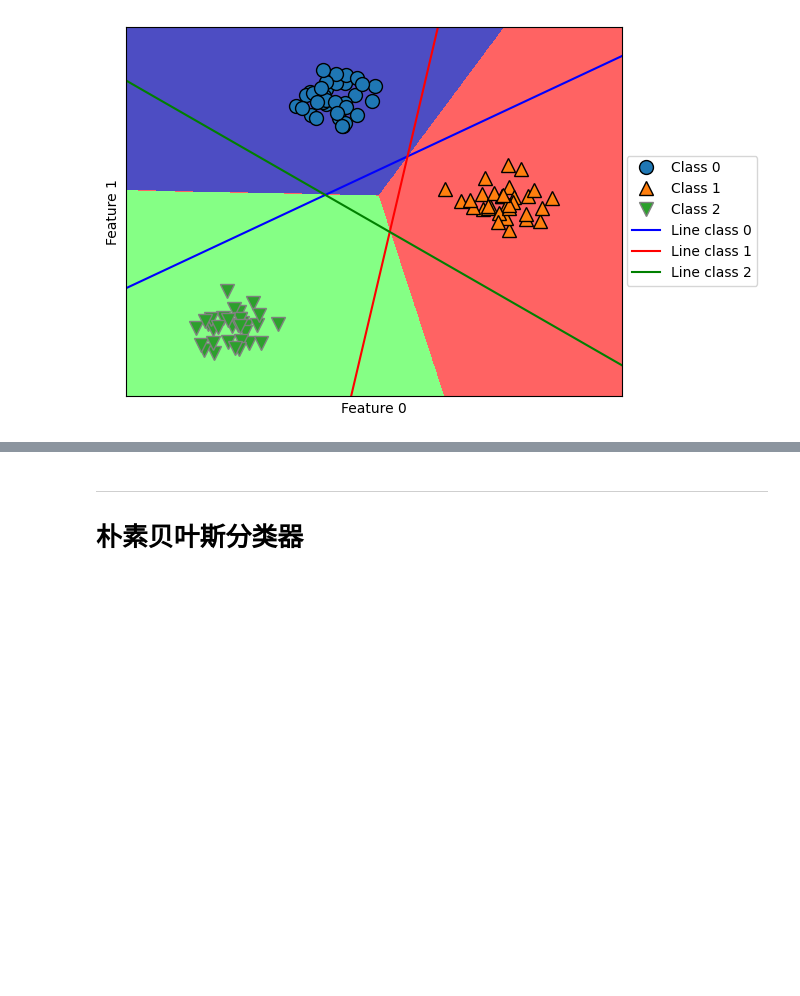
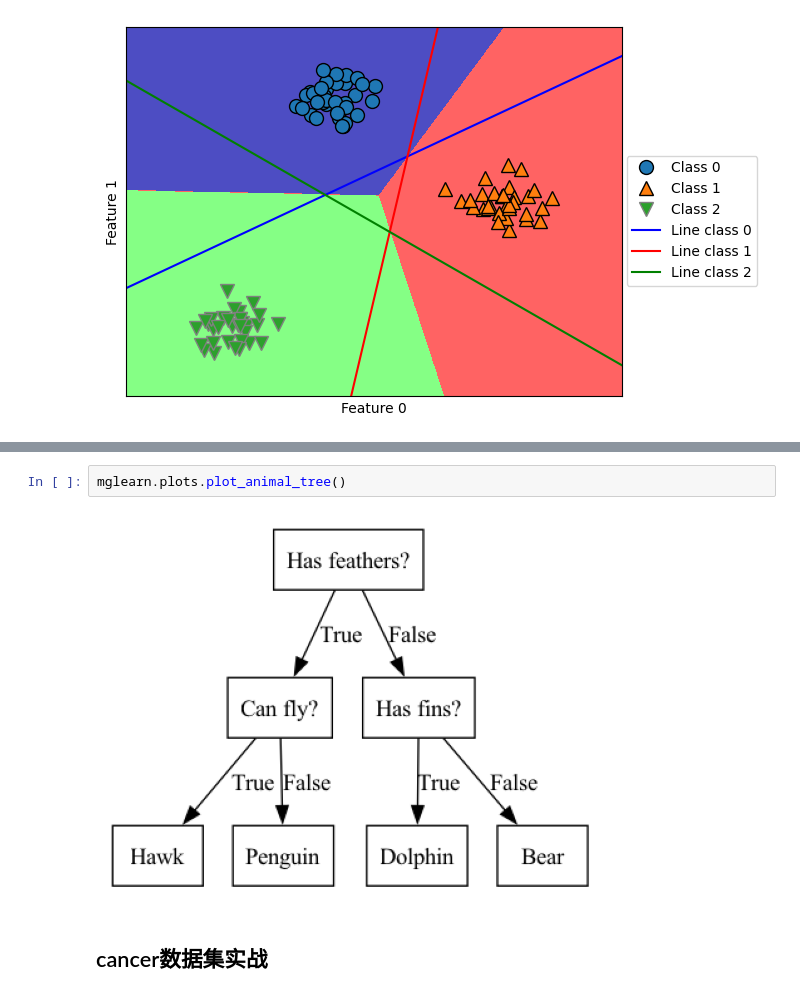
Before and after one commit to astro-zhurui/AstroNotes, a Jupyter notebook: 05_Scikit-Learn/book1_Python机器学习基础教程/chapter2监督学习.ipynb, the cells around one changed output, grey strips where cells are left out. Cells and saved outputs as stored; diff of their text form; blank space fills up the shorter version.

```diff
--- a/05_Scikit-Learn/book1_Python机器学习基础教程/chapter2监督学习.ipynb
+++ b/05_Scikit-Learn/book1_Python机器学习基础教程/chapter2监督学习.ipynb
@@ -595,3 +631,6 @@ Text(0, 0.5, 'Feature 1')
+# %%
+mglearn.plots.plot_animal_tree()
+# %% [output]
+[figure, added]
 # %% [markdown]
----
-# 朴素贝叶斯分类器
+## cancer数据集实战
```
Also changed, not shown: parts of 25 cells of this notebook, 4 other files.
